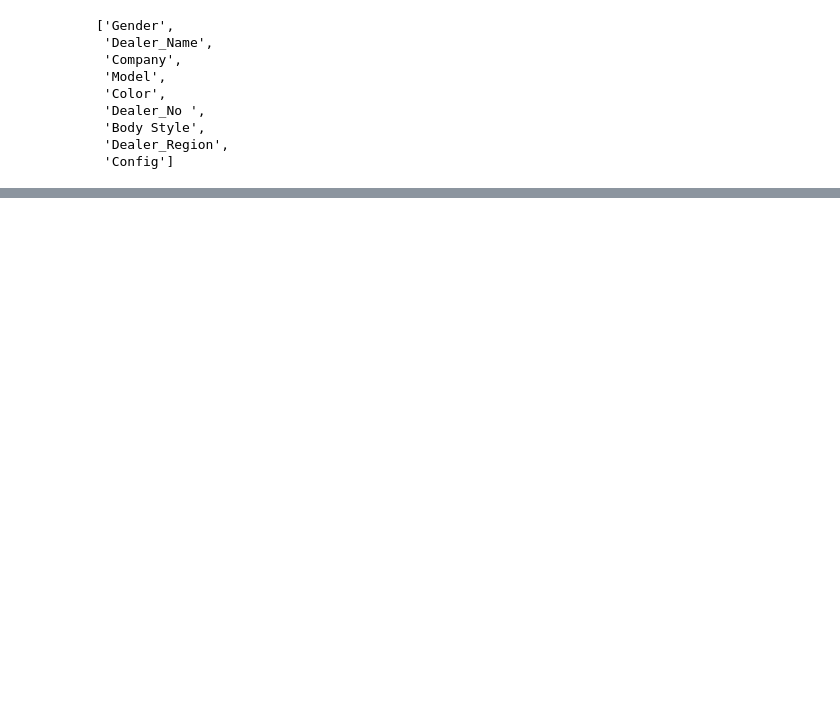
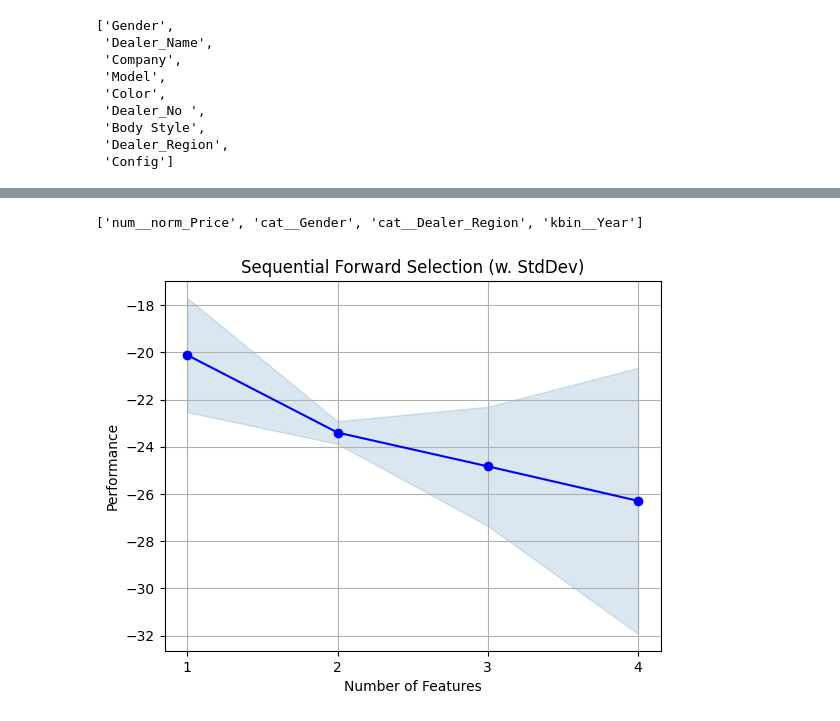
Before and after one commit to MedvedevIgS/IIS_Lab1, a Jupyter notebook: edu/research.ipynb, the cells around one changed output, grey strips where cells are left out. Saved outputs shown, nothing was run; the diff lists cells and outputs as text; code cells hidden in the pictures; blank space fills up the shorter version.

```diff
--- a/edu/research.ipynb
+++ b/edu/research.ipynb
@@ -308,0 +308,5 @@ X_train_sklearn = X_train.copy()
+# %%
+transformers=[
+    ('num', s_scaler, num_features),  # преобразования для числовых признаков
+    ('cat', l_encoder, cat_features), # преобразования для категориальных признаков
+]
@@ -308,0 +321,20 @@ X_train_sklearn = X_train.copy()
+# %%
+transformers.append(
+    ("kbin", KBinsDiscretizer(n_bins=3, encode="ordinal", strategy="uniform"), numeric_features)
+)
+# %%
+preprocessor = ColumnTransformer(transformers=transformers, remainder="passthrough")
+X_train_fe_sklearn = preprocessor.fit_transform(X_train_sklearn)
+
+# Сохраняем имена столбцов
+column_names = preprocessor.get_feature_names_out()
+pd.DataFrame(column_names).to_csv("column_names.csv", index=False)  # Сохраняем в файл
+
+X_transformed_df = pd.DataFrame(X_train_fe_sklearn, columns=preprocessor.get_feature_names_out())
+
+
+# Создаем Pipeline для модели
+pipeline = Pipeline([
+    ("preprocessor", preprocessor),
+    ('model', regressor)
+])
@@ -308,0 +444,9 @@ X_train_sklearn = X_train.copy()
+# %%
+sfs = SequentialFeatureSelector(RandomForestRegressor(n_estimators=3),
+                                k_features=4,
+                                forward=True,
+                                floating=False, # True to drop selected features
+                                scoring='neg_mean_absolute_error',
+                                cv=2)
+
+sfs.fit(X_transformed_df,y_train)
@@ -308,0 +473,22 @@ X_train_sklearn = X_train.copy()
+# %%
+rfe_sfs_idx = list(sfs.k_feature_idx_)
+with open("rfe_sfs_idx.txt", "w") as output:
+    output.write(str(rfe_sfs_idx))
+rfe_sfs_idx
+rfe_sfs_col = list(sfs.k_feature_names_)
+with open("rfe_sfs_col.txt", "w") as output:
+    output.write(str(rfe_sfs_col))
+rfe_sfs_col
+# %% [output]
+['num__norm_Price', 'cat__Gender', 'cat__Dealer_Region', 'kbin__Year']
+# %%
+import matplotlib.pyplot as plt
+from mlxtend.plotting import plot_sequential_feature_selection as plot_sfs
+
+fig = plot_sfs(sfs.get_metric_dict(), kind='std_dev')
+
+plt.title('Sequential Forward Selection (w. StdDev)')
+plt.grid()
+plt.show()
+# %% [output]
+[figure, added]
```
Also changed, not shown: parts of 39 cells of this notebook.
